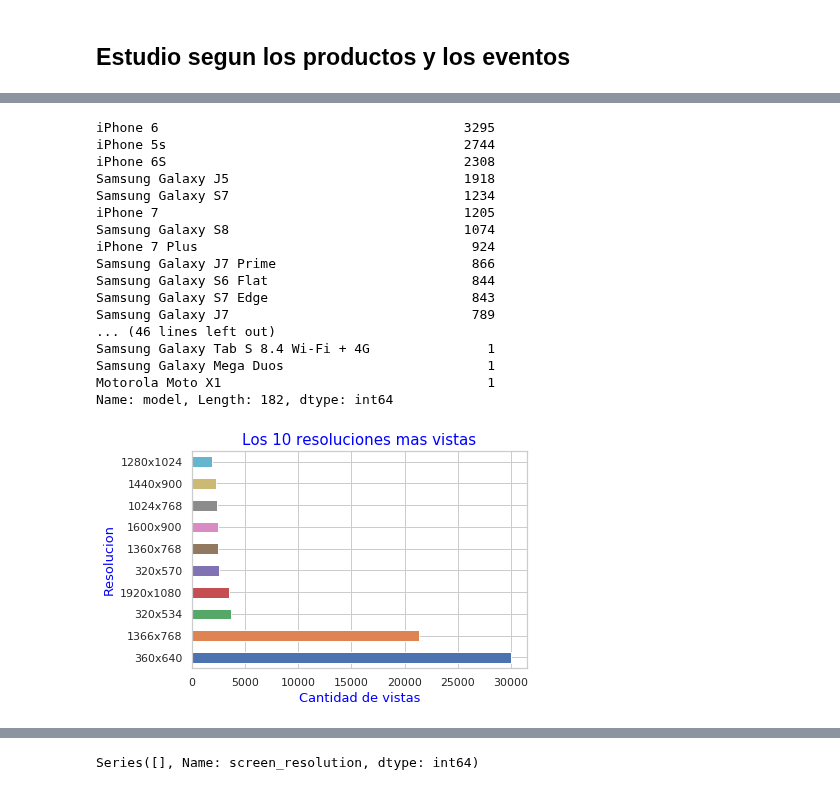
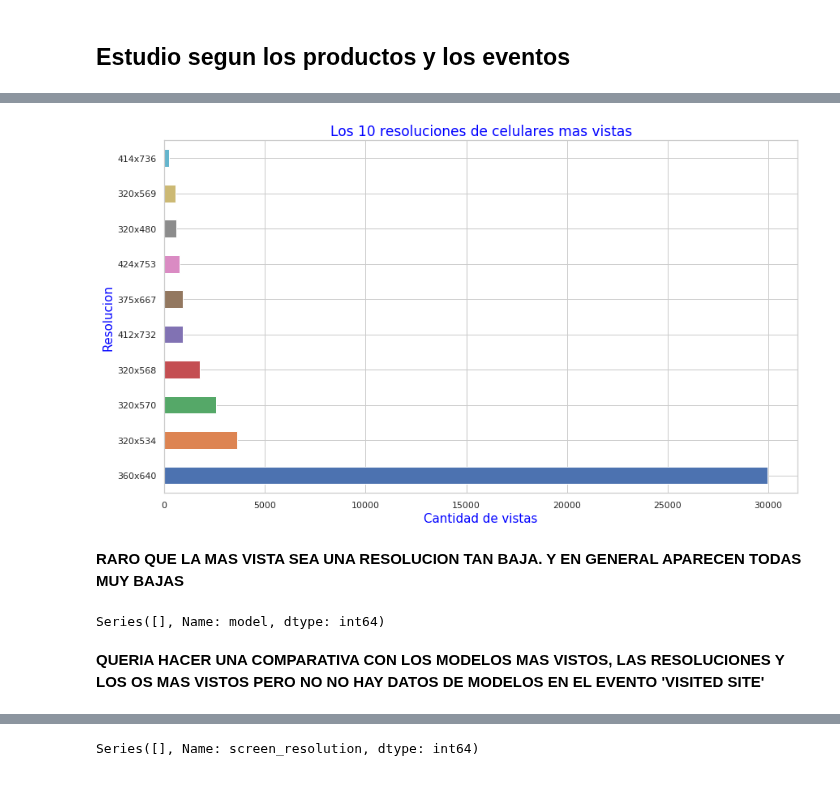
Before and after one commit to Blaz77/DatosReloaded, a Jupyter notebook: TP1/Exploracion_Trocafone.ipynb, the cells around one changed output, grey strips where cells are left out. Saved outputs shown, nothing was run; the diff lists cells and outputs as text; code cells hidden in the pictures.

```diff
--- a/TP1/Exploracion_Trocafone.ipynb
+++ b/TP1/Exploracion_Trocafone.ipynb
@@ -95,30 +106,20 @@ modelsPlot.set_ylabel('Modelo de celular', color = 'blue', fontsize = 13);
+# %%
+#Resoluciones que mas se visitan
+screen_resolution = trocafoneData[trocafoneData['screen_resolution'] != 'Nan']
+screen_resolution = screen_resolution[screen_resolution['event'] == 'visited site']
+screen_resolution = screen_resolution[screen_resolution['device_type'] == 'Smartphone']
+screen_resolution_plot = screen_resolution['screen_resolution'].value_counts().head(10).plot(kind = 'barh', figsize =(14,8));
+screen_resolution_plot.set_title('Los 10 resoluciones de celulares mas vistas', fontsize = 17, color = 'blue')
+screen_resolution_plot.set_xlabel('Cantidad de vistas', color = 'blue', fontsize = 15)
+screen_resolution_plot.set_ylabel('Resolucion', color = 'blue', fontsize = 15);
+# %% [output]
+[figure, added]
+# %% [markdown]
+**RARO QUE LA MAS VISTA SEA UNA RESOLUCION TAN BAJA. Y EN GENERAL APARECEN TODAS MUY BAJAS**
 # %%
-trocafoneData[trocafoneData['event'] == 'checkout']['model'].value_counts()
+trocafoneData[trocafoneData['event'] == 'visited site']['model'].value_counts()
 # %% [output]
-iPhone 6                                       3295
-iPhone 5s                                      2744
-iPhone 6S                                      2308
-Samsung Galaxy J5                              1918
-Samsung Galaxy S7                              1234
-iPhone 7                                       1205
-Samsung Galaxy S8                              1074
-iPhone 7 Plus                                   924
-Samsung Galaxy J7 Prime                         866
-Samsung Galaxy S6 Flat                          844
-Samsung Galaxy S7 Edge                          843
-Samsung Galaxy J7                               789
-... (46 lines left out)
-Samsung Galaxy Tab S 8.4 Wi-Fi + 4G               1
-Samsung Galaxy Mega Duos                          1
-Motorola Moto X1                                  1
-Name: model, Length: 182, dtype: int64
+Series([], Name: model, dtype: int64)
-# %%
-#Resoluciones que mas se visitan
-screen_resolution = trocafoneData[trocafoneData['screen_resolution'] != 'Nan']
-screen_resolution = screen_resolution[screen_resolution['event'] == 'visited site']
-screen_resolution_plot = screen_resolution['screen_resolution'].value_counts().head(10).plot(kind = 'barh');
-screen_resolution_plot.set_title('Los 10 resoluciones mas vistas', fontsize = 15, color = 'blue')
-screen_resolution_plot.set_xlabel('Cantidad de vistas', color = 'blue', fontsize = 13)
-screen_resolution_plot.set_ylabel('Resolucion', color = 'blue', fontsize = 13);
-# %% [output]
-[figure, removed]
+# %% [markdown]
+**QUERIA HACER UNA COMPARATIVA CON LOS MODELOS MAS VISTOS, LAS RESOLUCIONES Y LOS OS MAS VISTOS PERO NO
+NO HAY DATOS DE MODELOS EN EL EVENTO 'VISITED SITE'**
```
Also changed, not shown: parts of 7 cells of this notebook.
